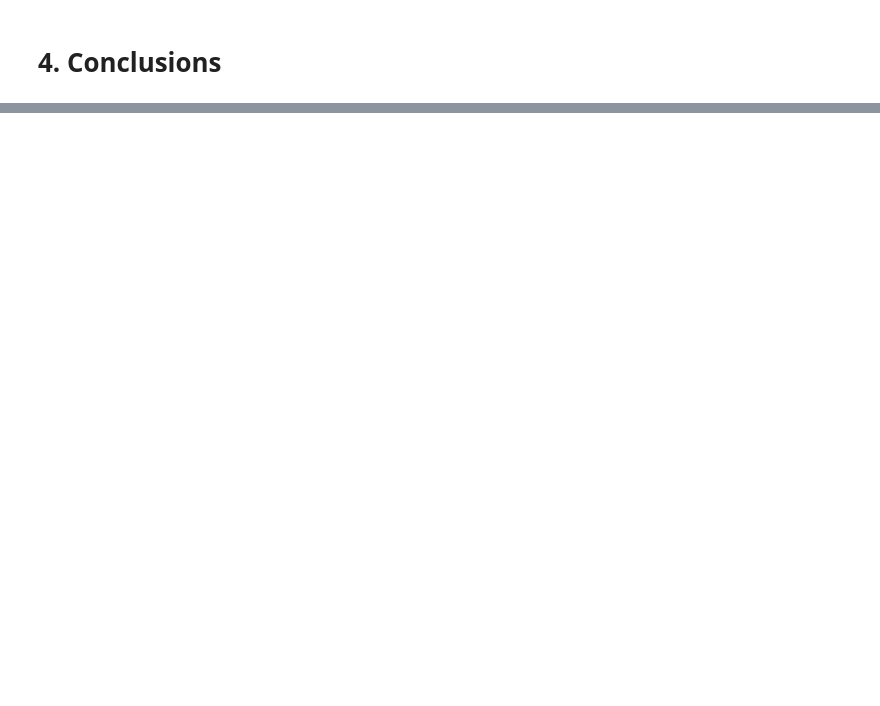
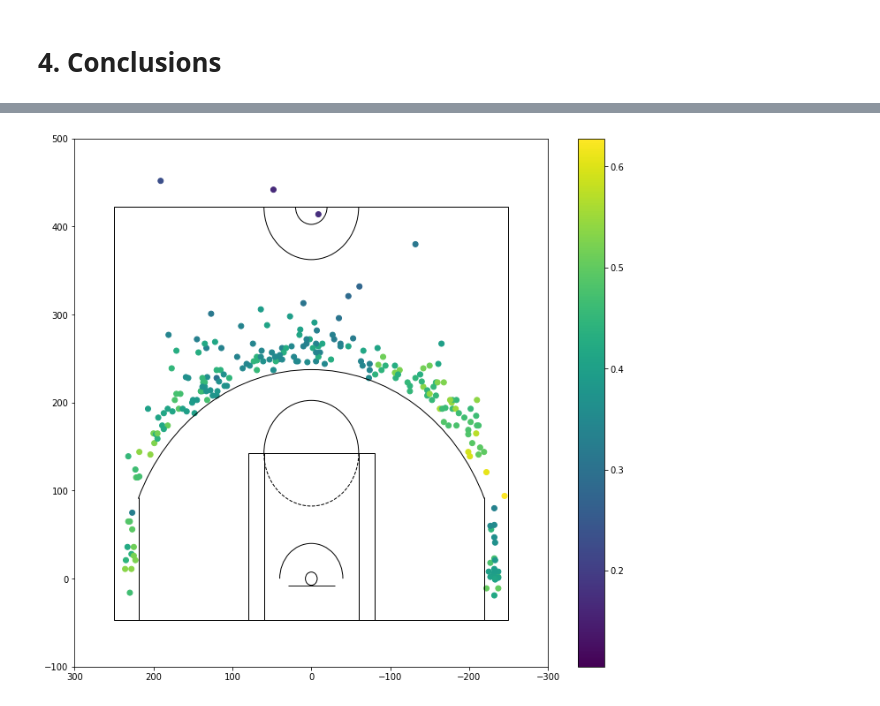
Before and after one commit to zhangyandrew/Spring-2018, a Jupyter notebook: Labs/Lab4.ipynb, the cells around one changed output, grey strips where cells are left out. Cells and saved outputs as stored; diff of their text form; code cells hidden in the pictures; blank space fills up the shorter version.

```diff
--- a/Labs/Lab4.ipynb
+++ b/Labs/Lab4.ipynb
@@ -320,4 +308,5 @@ plt.show()
 # 4. Conclusions
 # %%
 Pr_pred = logreg.predict_proba(X_test)
-Pr_pred = Pr_pred[:,[1]] # Probability of
+Pr_pred = Pr_pred[:,1] # Probability of
+Pr_pred
@@ -323,0 +331,10 @@ Pr_pred = Pr_pred[:,[1]] # Probability of
+# %%
+plt.figure(figsize=(12,11))
+plt.scatter(X_test.LOC_X, X_test.LOC_Y,c=Pr_pred)
+h.draw_court(outer_lines=True)
+plt.colorbar()
+plt.xlim(300,-300)
+plt.ylim(-100,500)
+plt.show()
+# %% [output]
+[figure, added]
```
Also changed, not shown: parts of 20 cells of this notebook, 1 other file.
